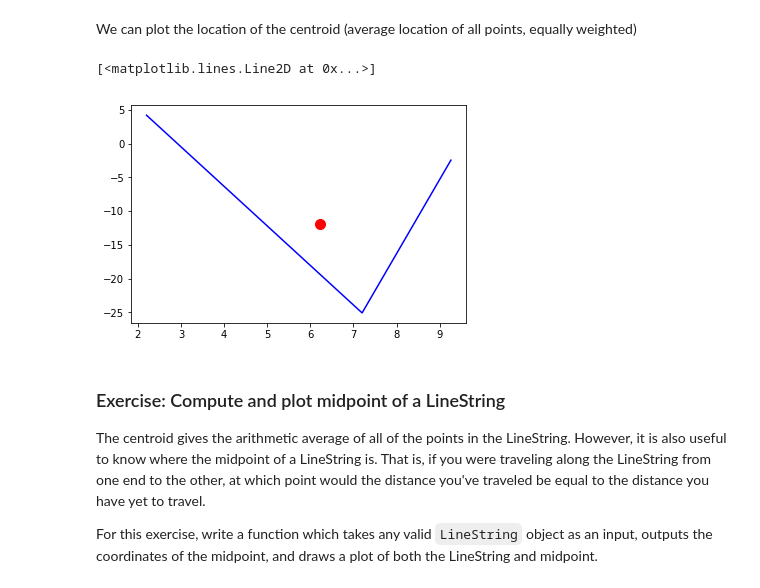
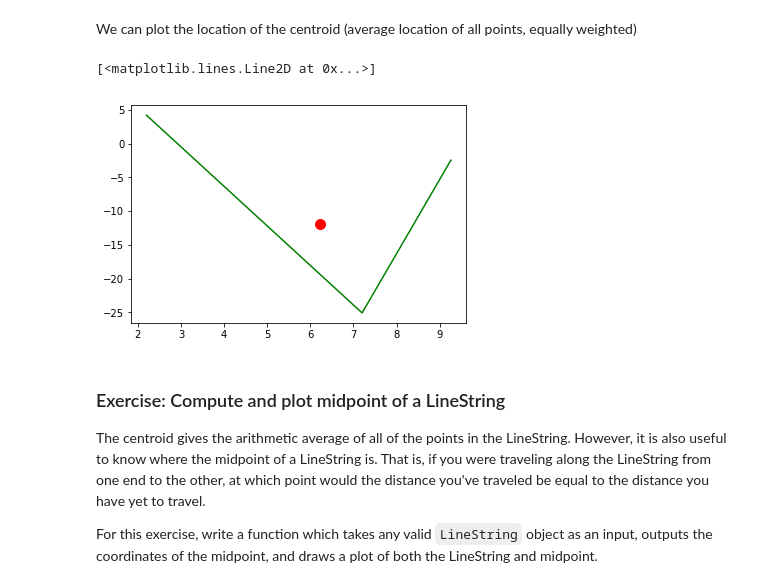
Before and after one commit to bwsi-hadr/02-visualization-and-shapes-dylan-pham, a Jupyter notebook: 02_Visualization_and_Shapes.ipynb, the cells around one changed output. Cells and saved outputs as stored; diff of their text form; code cells hidden in the pictures.

```diff
--- a/02_Visualization_and_Shapes.ipynb
+++ b/02_Visualization_and_Shapes.ipynb
@@ -384,12 +384,12 @@ We can plot the location of the centroid (average location of all points, equall
 # %%
 l_centroid_x, l_centroid_y = l_centroid.xy
 fig = plt.figure()
 ax = fig.add_subplot(1,1,1)
-ax.plot(line_x, line_y, 'b-') # draw as blue line
+ax.plot(line_x, line_y, 'g-')
 ax.plot(l_centroid_x, l_centroid_y, 'ro', markersize=10)
 # %% [output]
 [<matplotlib.lines.Line2D at 0x...>]
-[figure, old version]
+[figure, new version]
 # %% [markdown]
 ### Exercise: Compute and plot midpoint of a LineString
 The centroid gives the arithmetic average of all of the points in the LineString. However, it is also useful to know where the midpoint of a LineString is. That is, if you were traveling along the LineString from one end to the other, at which point would the distance you've traveled be equal to the distance you have yet to travel.
```
Also changed, not shown: parts of 4 cells of this notebook.
